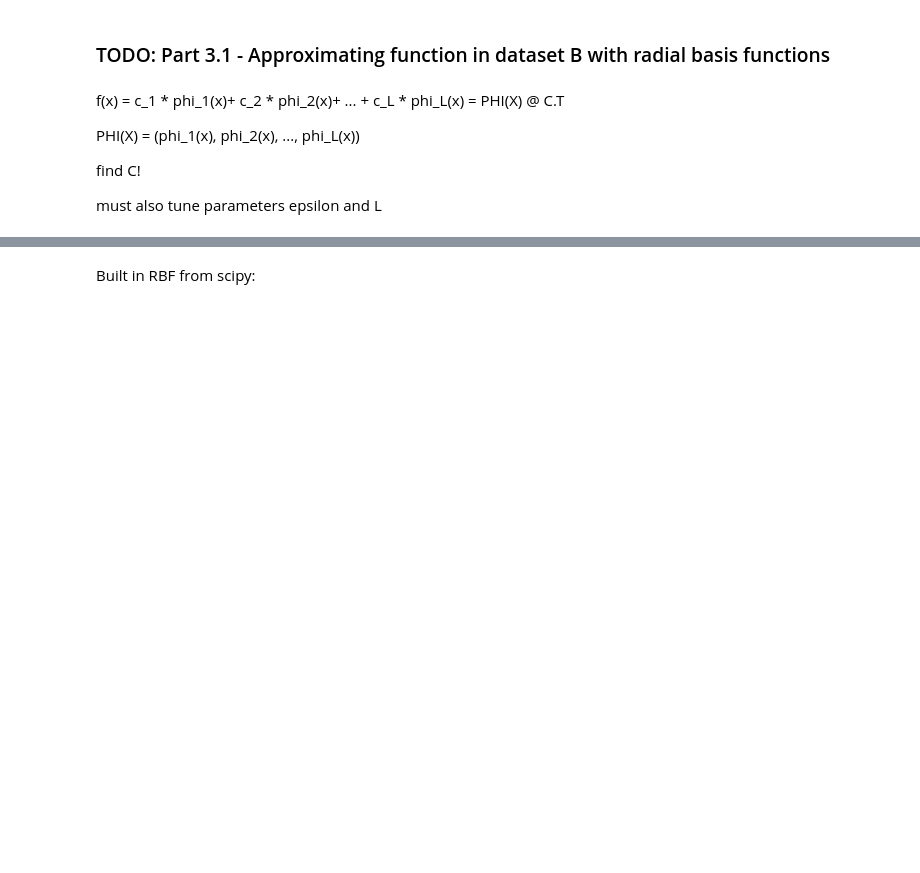
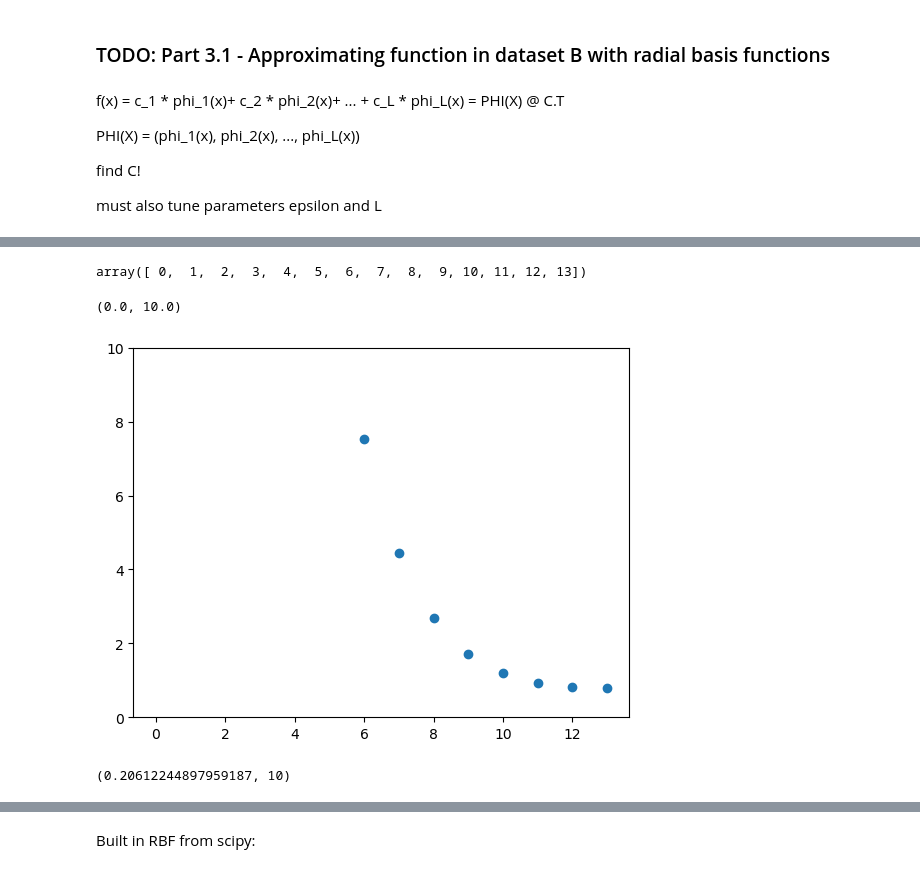
Before and after one commit to Augustin690/learning-dynamical-systems, a Jupyter notebook: src/part1/task1.ipynb, the cells around one changed output, grey strips where cells are left out. Saved outputs shown, nothing was run; the diff lists cells and outputs as text; code cells hidden in the pictures; blank space fills up the shorter version.

```diff
--- a/src/part1/task1.ipynb
+++ b/src/part1/task1.ipynb
@@ -93,3 +94,20 @@ PHI(X) = (phi_1(x), phi_2(x), ..., phi_L(x))
 find C!
 
 must also tune parameters epsilon and L
+# %%
+eps_list = np.linspace(0.05,0.5,50)
+L_list = np.arange(10,500,50)
+residuals = {}
+res_list = []
+c = 0
+
+for eps in eps_list:
+    for L in L_list:
+        c+=1
+        print(c)
+        phi_x_b = approx_non_linear_function(X_B,Y_B,L,eps)
+        res =  lstq_residuals(phi_x_b.T, Y_B)
+        if len(res.shape) == 0:
+            print(res)
+            residuals[(eps,L)] = res
+            res_list.append(res)
@@ -95,0 +132,14 @@ must also tune parameters epsilon and L
+# %%
+np.arange(len(res_list)-4)
+# %% [output]
+array([ 0,  1,  2,  3,  4,  5,  6,  7,  8,  9, 10, 11, 12, 13])
+# %%
+plt.scatter(np.arange(len(res_list)-4), res_list[4:])
+plt.ylim(0,10)
+# %% [output]
+(0.0, 10.0)
+[figure, added]
+# %%
+list(residuals.keys())[list(residuals.values()).index(np.min(res_list))]
+# %% [output]
+(0.20612244897959187, 10)
```
Also changed, not shown: parts of 11 cells of this notebook, 2 other files.
